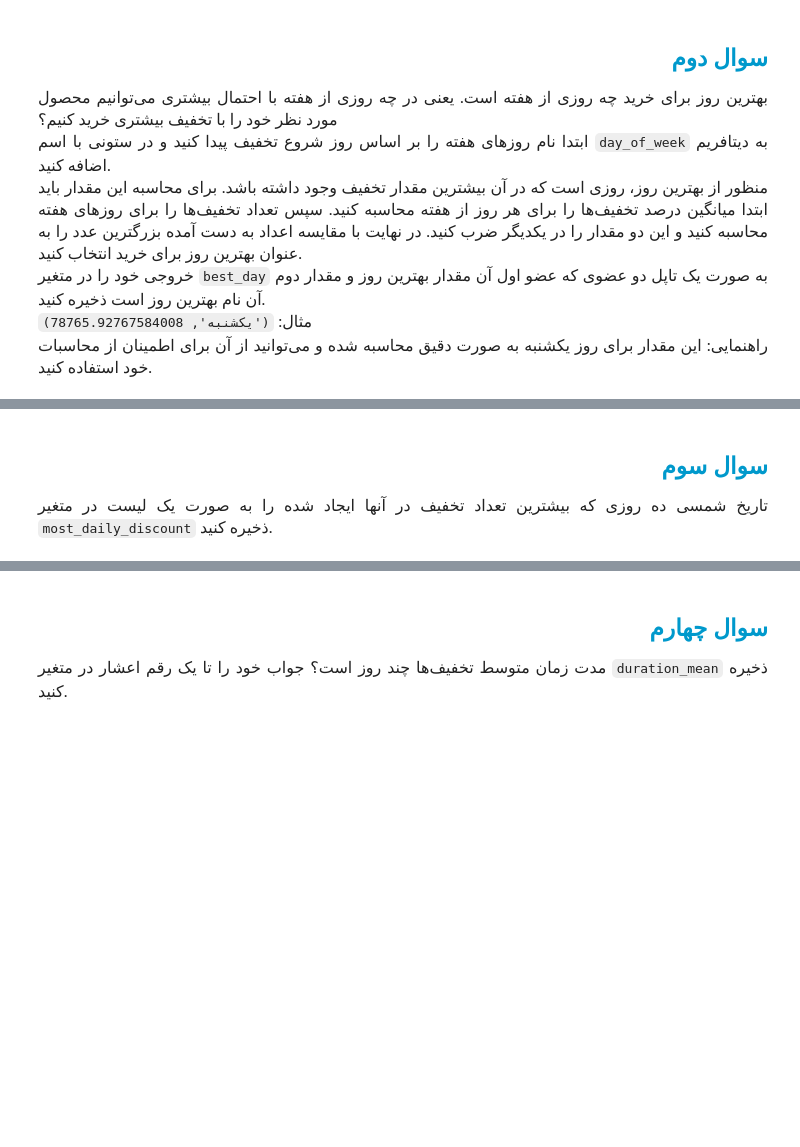
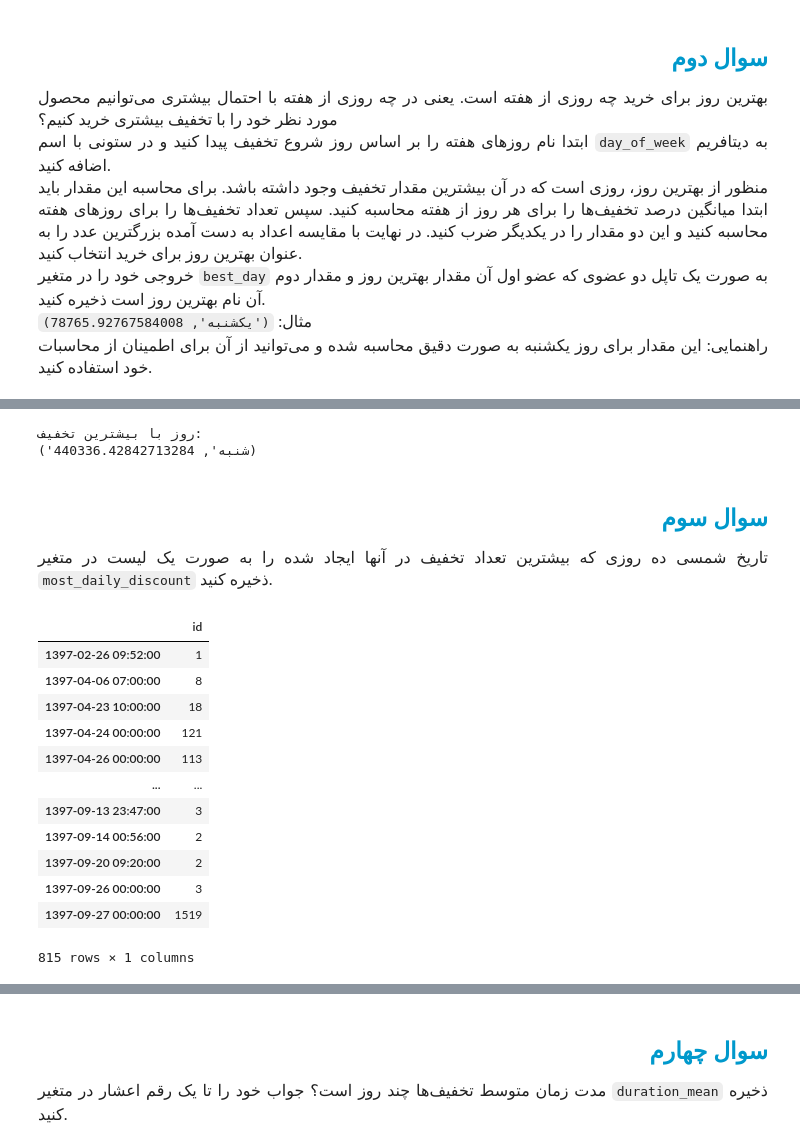
Before and after one commit to rositabouyer-alt/Online-Store-Discounts, a Jupyter notebook: Online Store Discounts.ipynb, the cells around one changed output, grey strips where cells are left out. Saved outputs shown, nothing was run; the diff lists cells and outputs as text; code cells hidden in the pictures; blank space fills up the shorter version.

```diff
--- a/Online Store Discounts.ipynb
+++ b/Online Store Discounts.ipynb
@@ -111,11 +245,11 @@ df[['created_at', 'created_at_jalali']].head()
     </p>
 # %%
 
-df['discount_amount'] = None
-df['discount_percent'] = None
+df['discount_amount'] = df["rrp_price"] - df["selling_price"]
+df['discount_percent'] = df["discount_amount"] / df["rrp_price"] *100
 
-discount_percent_mean = None
-discount_percent_median = None
+discount_percent_mean = df["discount_percent"].mean()
+discount_percent_median = df["discount_percent"].median()
 
 print("میانگین درصد تخفیف:", discount_percent_mean)
 print("میانه درصد تخفیف:", discount_percent_median)
@@ -136,33 +408,12 @@ print("میانه درصد تخفیف:", discount_percent_median)
 # %%
-# تبدیل نام روزها به زبان فارسی
-day_names_fa = {
-    'Monday': 'دوشنبه',
-    'Tuesday': 'سه‌شنبه',
-    'Wednesday': 'چهارشنبه',
-    'Thursday': 'پنج‌شنبه',
-    'Friday': 'جمعه',
-    'Saturday': 'شنبه',
-    'Sunday': 'یکشنبه'
-}
-df['day_of_week'] = None
-
-# محاسبه میانگین تخفیف‌ها بر اساس روز هفته
-mean_discount_by_day = None
-
-print("میانگین تخفیف‌ها بر اساس روز هفته:")
-print(mean_discount_by_day)
-
-
-# محاسبه تعداد تخفیف‌ها بر اساس روز هفته
-count_discount_by_day = None
-
-print(" تعداد تخفیف‌ها بر اساس روز هفته:")
-print(count_discount_by_day)
 
 # پیدا کردن روزی که بیشترین تخفیف را داشته است
-best_day = ( index, values)
+best_day = ("شنبه",result_max)
 print("روز با بیشترین تخفیف:")
 print(best_day)
+# %% [output]
+روز با بیشترین تخفیف:
+('شنبه', 440336.42842713284)
 # %% [markdown]
 <h2 align=right style="line-height:200%;font-family:vazir;color:#0099cc">
     <font face="vazirmatn" color="#0099cc">
@@ -178,0 +428,18 @@ most_daily_discount = None
+# %%
+result3 = df[["start_at_jalali","id"]].groupby("start_at_jalali").count()
+result3.index.name = None
+result3
+# %% [output]
+|  | id |
+| 1397-02-26 09:52:00 | 1 |
+| 1397-04-06 07:00:00 | 8 |
+| 1397-04-23 10:00:00 | 18 |
+| 1397-04-24 00:00:00 | 121 |
+| 1397-04-26 00:00:00 | 113 |
+| ... | ... |
+| 1397-09-13 23:47:00 | 3 |
+| 1397-09-14 00:56:00 | 2 |
+| 1397-09-20 09:20:00 | 2 |
+| 1397-09-26 00:00:00 | 3 |
+| 1397-09-27 00:00:00 | 1519 |
+815 rows × 1 columns
```
Also changed, not shown: parts of 24 cells of this notebook, 7 other files.
